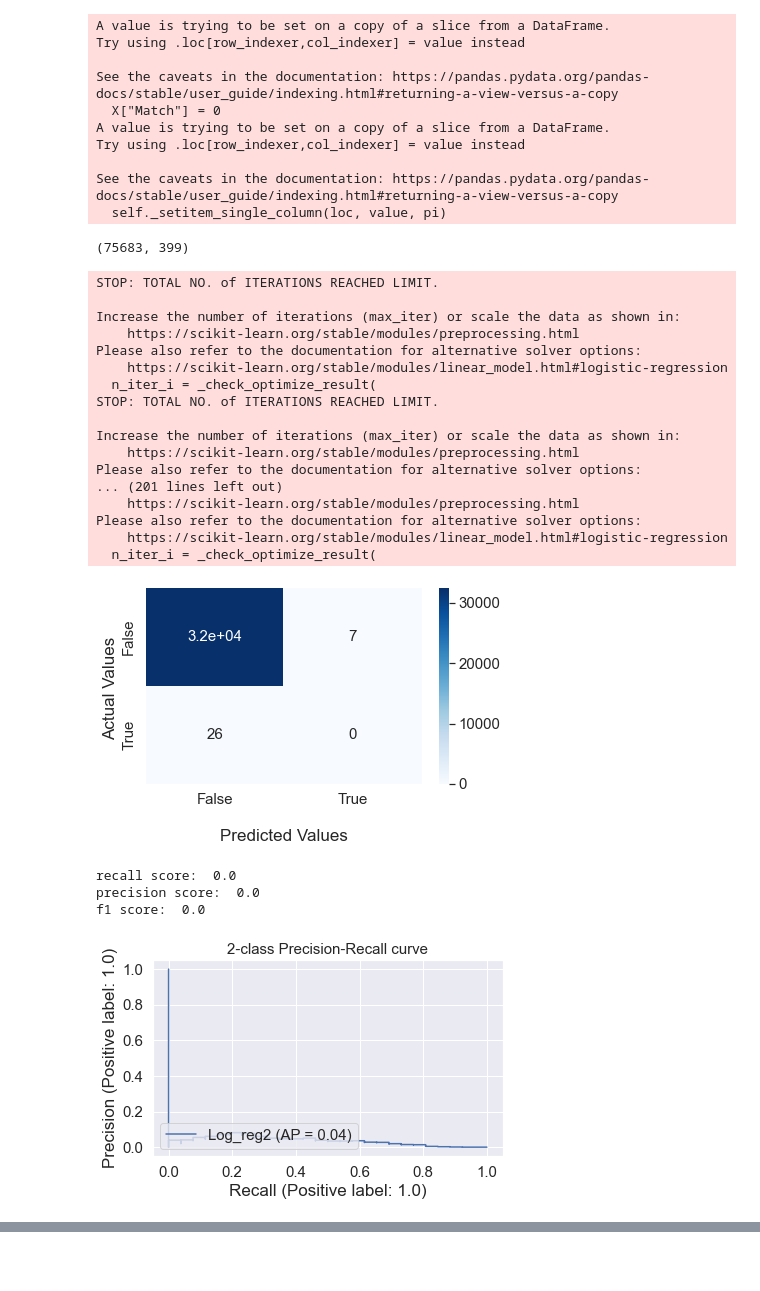
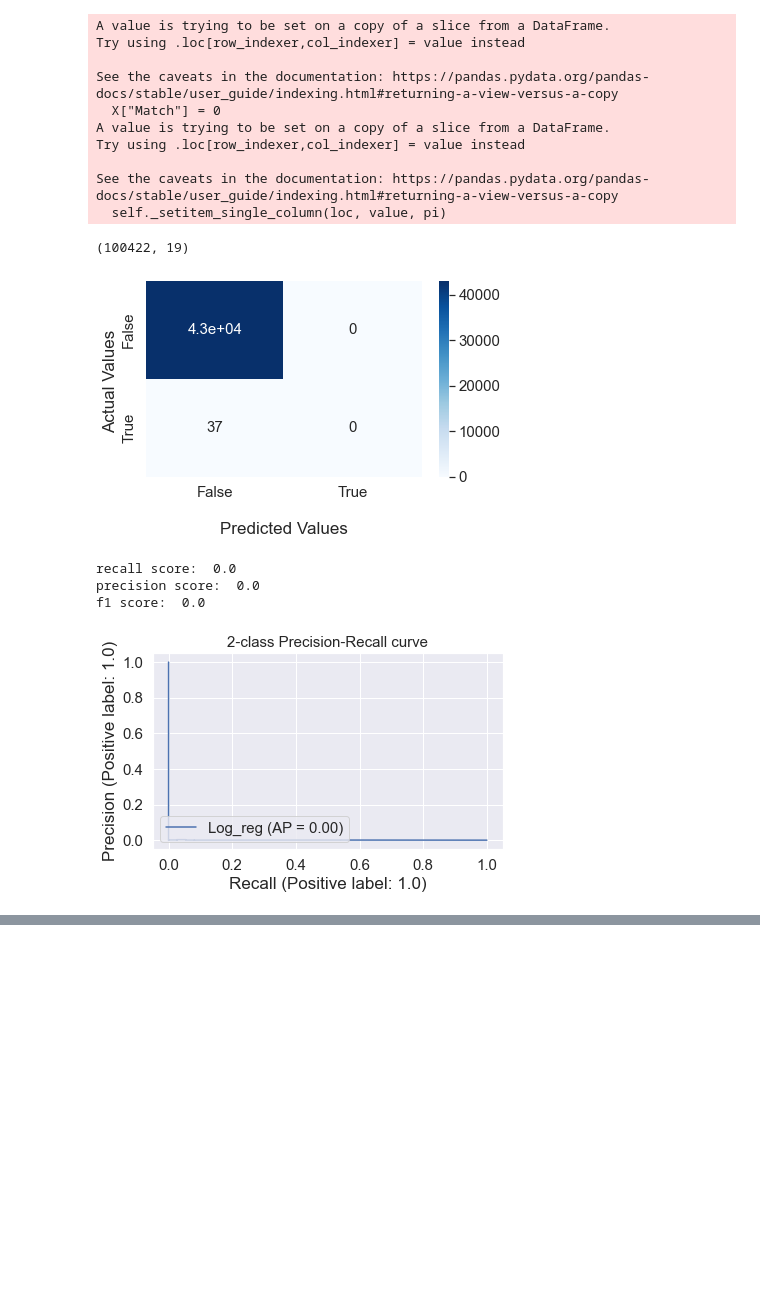
Before and after one commit to Basvdbrink1998/Entry-linking-in-18th-century-VOC-slave-archives, a Jupyter notebook: Annotation/Embedding.ipynb, the cells around one changed output, grey strips where cells are left out. Cells and saved outputs as stored; diff of their text form; code cells hidden in the pictures; blank space fills up the shorter version.

```diff
--- a/Annotation/Embedding.ipynb
+++ b/Annotation/Embedding.ipynb
@@ -67,13 +49,13 @@ figure_folder = "../Figures/Results/Embeddings/"
 model_folder = "../Models/Embeddings"
 matches = pd.read_csv(structured_data_folder + "/Matches/Bas.csv", index_col=0)
 # %%
-# transactions = load_transactions(structured_data_folder + "\VOC Cochin Slave Transactions 1706-1801 - IISH - Database - 2018 - v1.csv")
-# permissions = load_permissions(structured_data_folder + "\VOC Cochin Slave Transport Permissions 1770-1795 - IISH - Database - 2018 - v1.csv")
-# matches = pd.read_csv(structured_data_folder + "/Matches/Bas3.csv", index_col=0)
-# possible_matches = pd.read_csv(structured_data_folder + "/blocked_possible_matches.csv", index_col=0)
-# possible_matches["total"] = possible_matches["transaction_indx"].astype(str) + "_" + possible_matches["permission_indx"].astype(str)
-# perms = permissions.iloc[:, 4:-1]
-# trans = transactions.iloc[:, 2:-1]
+transactions = load_transactions(structured_data_folder + "\VOC Cochin Slave Transactions 1706-1801 - IISH - Database - 2018 - v1.csv")
+permissions = load_permissions(structured_data_folder + "\VOC Cochin Slave Transport Permissions 1770-1795 - IISH - Database - 2018 - v1.csv")
+matches = pd.read_csv(structured_data_folder + "/Matches/Bas.csv", index_col=0)
+possible_matches = pd.read_csv(structured_data_folder + "/blocked_possible_matches.csv", index_col=0)
+possible_matches["total"] = possible_matches["transaction_indx"].astype(str) + "_" + possible_matches["permission_indx"].astype(str)
+perms = permissions.iloc[:, 4:-1]
+trans = transactions.iloc[:, 2:-1]
 # %%
 class text_loader:
     def __init__(self, file_names, max_files=None):
@@ -148,10 +130,10 @@ print(len(model.wv.vocab))
 Loaded model
 134216
 # %%
-# et = embed_dataframe(trans, model).astype('float16')
-# ep = embed_dataframe(perms, model).astype('float16')
-# et["indx"] = et.index
-# ep["indx"] = ep.index
+et = embed_dataframe(trans, model).astype('float16')
+ep = embed_dataframe(perms, model).astype('float16')
+et["indx"] = et.index
+ep["indx"] = ep.index
 # %%
 # et
 # %%
@@ -189,5 +171,5 @@ def generate_distances(data_path, force_new_dist=False):
         distances.to_csv(data_path)
     return distances
 # %%
-distances = generate_distances(data_path, force_new_dist=False)
+distances = generate_distances(data_path, force_new_dist=True)
 # %% [output]
@@ -224,32 +206,15 @@ y_test = y_test.to_numpy().astype(float)
 # %%
 X_train.shape
 # %% [output]
-(75683, 399)
+(100422, 19)
 # %%
-est = make_pipeline(StandardScaler(), LogisticRegressionCV(scoring='f1'))
-LGClf = fit_and_test_classifier(est, X_train, X_test, y_train, y_test, model_name="Log_reg2", figure_folder=figure_folder)
+est = make_pipeline(StandardScaler(), LogisticRegressionCV(scoring='f1', penalty='l2'))
+LRClf = fit_and_test_classifier(est, X_train, X_test, y_train, y_test, model_name="Log_reg", figure_folder=figure_folder)
 
-Classifiers["Logistic Regression"] = LGClf
+Classifiers["Logistic Regression"] = LRClf
 # %% [output]
+[figure, new version]
-STOP: TOTAL NO. of ITERATIONS REACHED LIMIT.
-
-Increase the number of iterations (max_iter) or scale the data as shown in:
-    https://scikit-learn.org/stable/modules/preprocessing.html
-Please also refer to the documentation for alternative solver options:
-    https://scikit-learn.org/stable/modules/linear_model.html#logistic-regression
-  n_iter_i = _check_optimize_result(
-STOP: TOTAL NO. of ITERATIONS REACHED LIMIT.
-
-Increase the number of iterations (max_iter) or scale the data as shown in:
-    https://scikit-learn.org/stable/modules/preprocessing.html
-Please also refer to the documentation for alternative solver options:
-... (201 lines left out)
-    https://scikit-learn.org/stable/modules/preprocessing.html
-Please also refer to the documentation for alternative solver options:
-    https://scikit-learn.org/stable/modules/linear_model.html#logistic-regression
-  n_iter_i = _check_optimize_result(
+recall score:  0.0
+precision score:  0.0
+f1 score:  0.0
-[figure, old version]
-recall score:  0.0
-precision score:  0.0
-f1 score:  0.0
-[figure, old version]
+[figure, new version]
```
Also changed, not shown: parts of 7 cells of this notebook, 7 other files.
